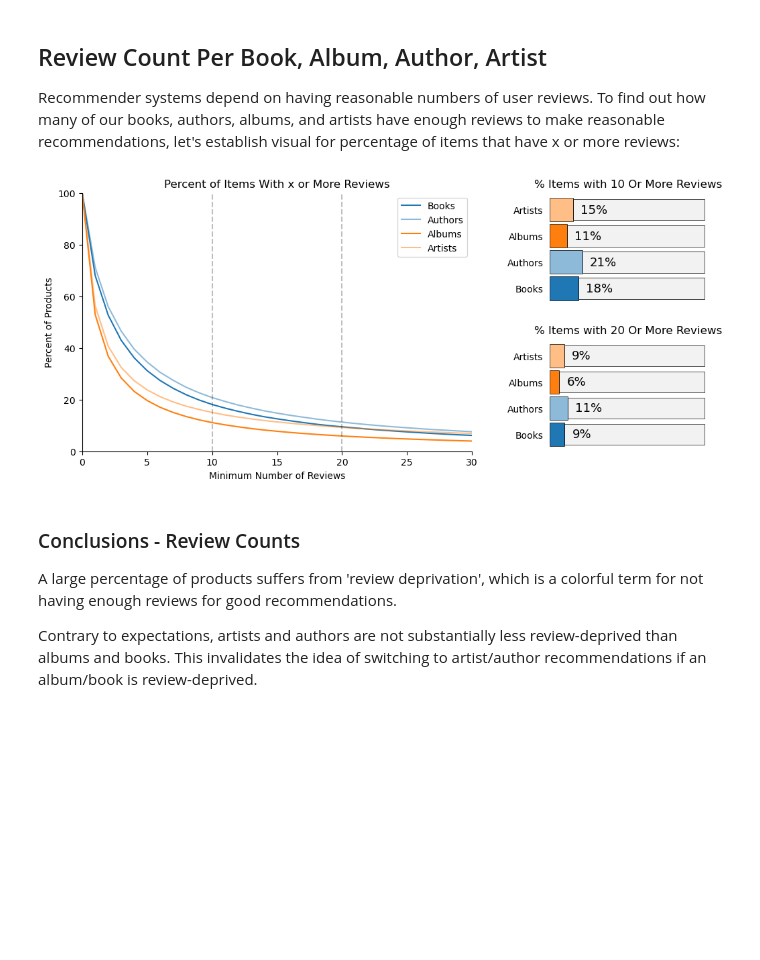
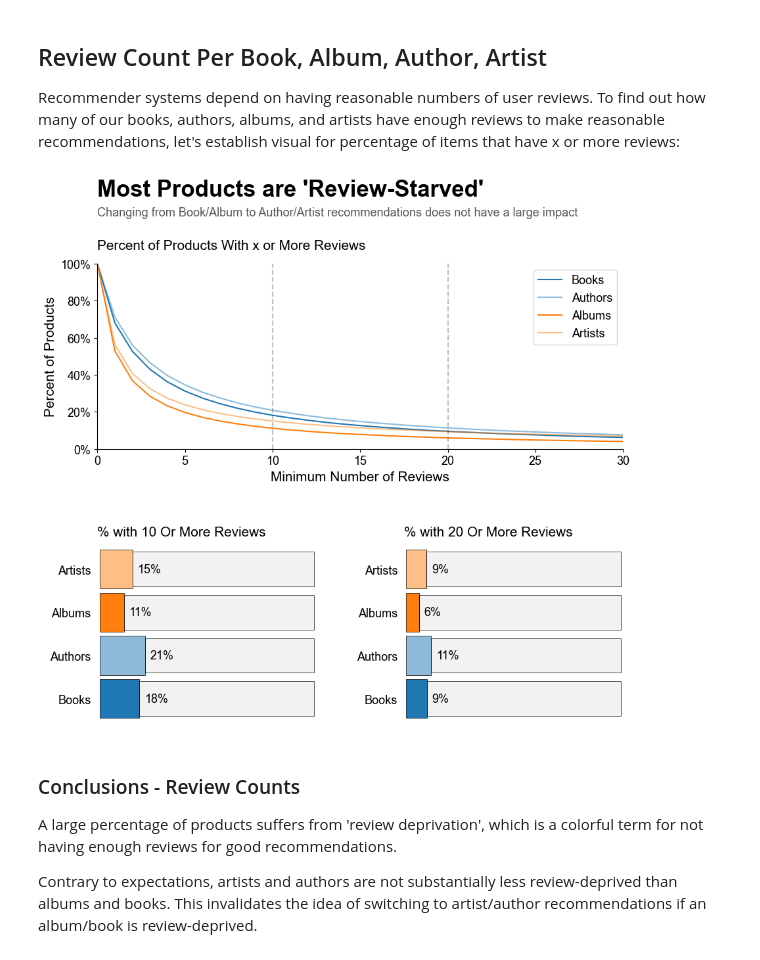
Before and after one commit to RolfHendriks/presto, a Jupyter notebook: presto/01-product_data.ipynb, the cells around one changed output. Cells and saved outputs as stored; diff of their text form; code cells hidden in the pictures; blank space fills up the shorter version.

```diff
--- a/presto/01-product_data.ipynb
+++ b/presto/01-product_data.ipynb
@@ -18,7 +18,7 @@ pd.set_option('display.max_colwidth', 200)
 viz.set_style()
 
 # if enabled, output graphics optimized for PowerPoint/presentation
-presentation_mode = True
+presentation_mode = False
 # %% [output]
 The autoreload extension is already loaded. To reload it, use:
   %reload_ext autoreload
@@ -378,6 +386,11 @@ color_map = {
     'Artists': ('tab:orange', 0.5)
 }
 
+
+suptitle_font_size = 21
+title_font_size = 15
+label_font_size = 15
+
 def plot_review_cutoff(cutoff: int, ax = None):
     ax = ax or plt.gca()
     ys = [tuple[0] for tuple in plots]
@@ -385,51 +398,59 @@ def plot_review_cutoff(cutoff: int, ax = None):
     widths = [counts_by_review['count'].cumsum().iloc[cutoff] / counts_by_review['count'].sum() for counts_by_review in widths]
     widths = [1 - x for x in widths]
     bars, _, _  = viz.plot_rates(ys, widths, color = color_map.values(), show_x_axis = False, ax = ax)
-    ax.set(
-        #xlabel = 'Percent of Items',
-        title = f'% Items with {cutoff} Or More Reviews'
-    )
+    ax.set_title(f'% with {cutoff} Or More Reviews', fontsize = title_font_size, y = 1)
 
 def counts_to_percentages(counts: pd.Series) -> pd.Series:
     return 100 * counts.cumsum() / counts.sum()
 
 def plot_review_count_lines(cutoffs = [10], ax = None):
     ax = ax or plt.gca()
     for title, data in plots:
         # normalize counts into percentages
         x = data.index
-        y = 100 - counts_to_percentages(data['count'])
+        y = (100 - counts_to_percentages(data['count']))
         ax.plot(x, y, label = title, color = color_map[title])
+    yticks = np.arange(0, 101, 20)
     ax.set(
         xlim = (0, 30),
         ylim = (0, 100),
-        xlabel = 'Minimum Number of Reviews',
-        ylabel = 'Percent of Products',
-        title = f'Review Counts'
+        yticks = yticks, yticklabels = [f'{int(pct)}%' for pct in yticks]
     )
     for cutoff in cutoffs:
         ax.axvline(cutoff, linestyle = '--', color = 'k', alpha = 0.25)
-    ax.set_title('Percent of Items With x or More Reviews')
+    ax.set_title('Percent of Products With x or More Reviews', fontsize = title_font_size, y = 1.05)
+    ax.set_xlabel('Minimum Number of Reviews', fontsize = label_font_size)
+    ax.set_ylabel('Percent of Products', fontsize = label_font_size)
     ax.grid(False)
 
 
 cutoffs = (10, 20)  # it takes about 10-20 ratings to make good recommendations. Feel free to tweak these values as needed.
 if presentation_mode:
     fig, axs = plt.subplot_mosaic("AAB;AAC")
     fig.set_size_inches(12,5)
     fig.subplots_adjust(hspace = 0.3, wspace = 0.5)
 else:
     fig, axs = plt.subplot_mosaic("AA;BC")
     fig.set_size_inches(8, 8)
     fig.subplots_adjust(hspace = 0.5, wspace = 0.4)
 plot_review_count_lines(cutoffs, axs['A'])
 plot_review_cutoff(cutoffs[0], axs['B'])
 plot_review_cutoff(cutoffs[1], axs['C'])
-axs['A'].legend()
+line_chart = axs['A']
+line_chart.legend()
 
-plt.savefig('../images/review_coverage.png', transparent = False)
+fig.subplots_adjust(left = 0, right = 1, bottom = 0)
+fig.suptitle("Most Products are 'Review-Starved'", x = 0, horizontalalignment = 'left', y = 1, verticalalignment = 'bottom')
+fig.set_facecolor('w')
+line_chart.annotate(
+    'Changing from Book/Album to Author/Artist recommendations does not have a large impact',
+    xy = (0, 1), xycoords = 'axes fraction', verticalalignment = 'bottom',
+    xytext = (0, 50), textcoords = 'offset points',
+    color = ('k', 0.66)
+)
+fig.savefig('../images/review_coverage.png', transparent = False, bbox_inches = 'tight')
 # %% [output]
-[figure, old version]
+[figure, new version]
 # %% [markdown]
 ### Conclusions - Review Counts
 
```
Also changed, not shown: parts of 7 cells of this notebook, 15 other files.
